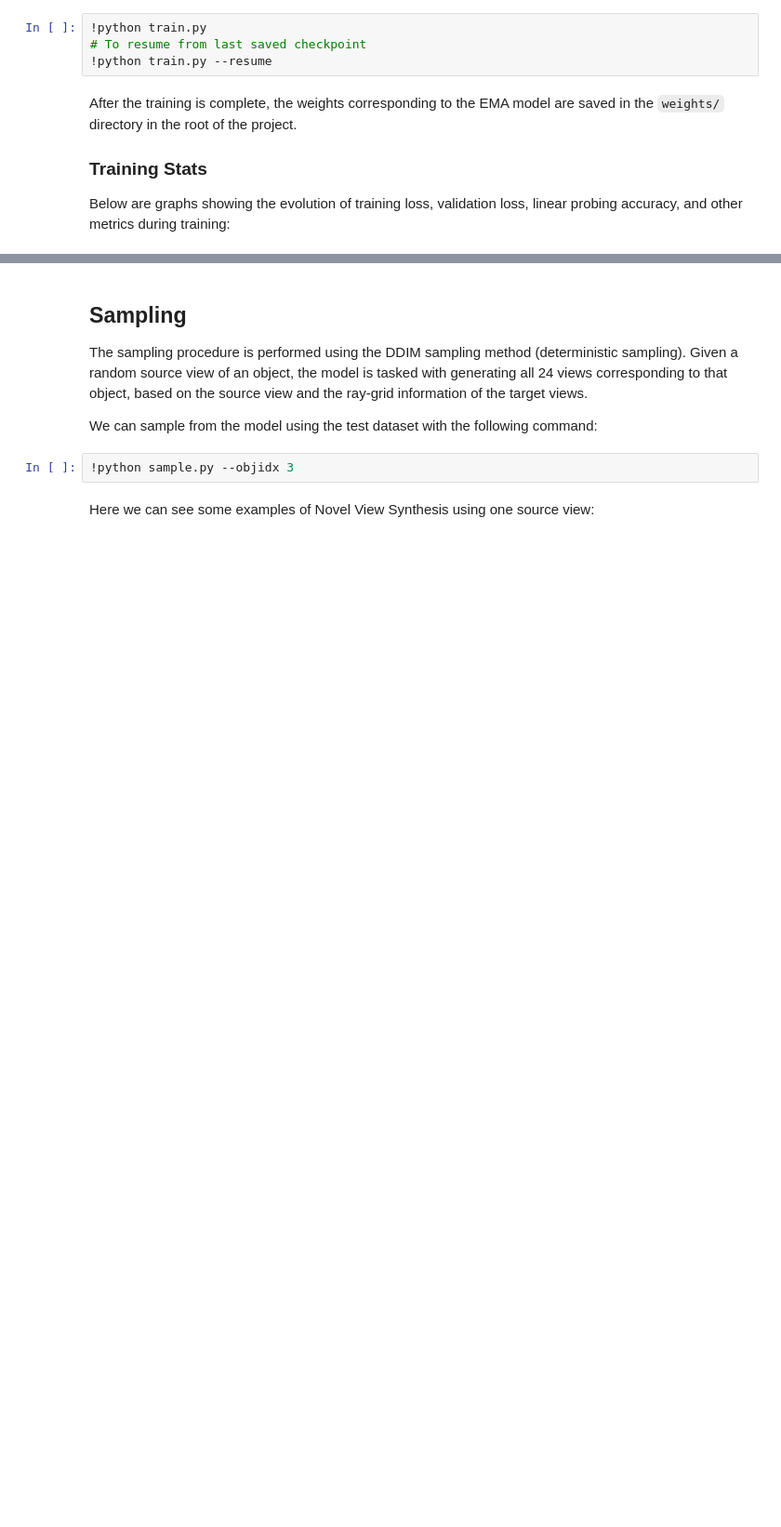
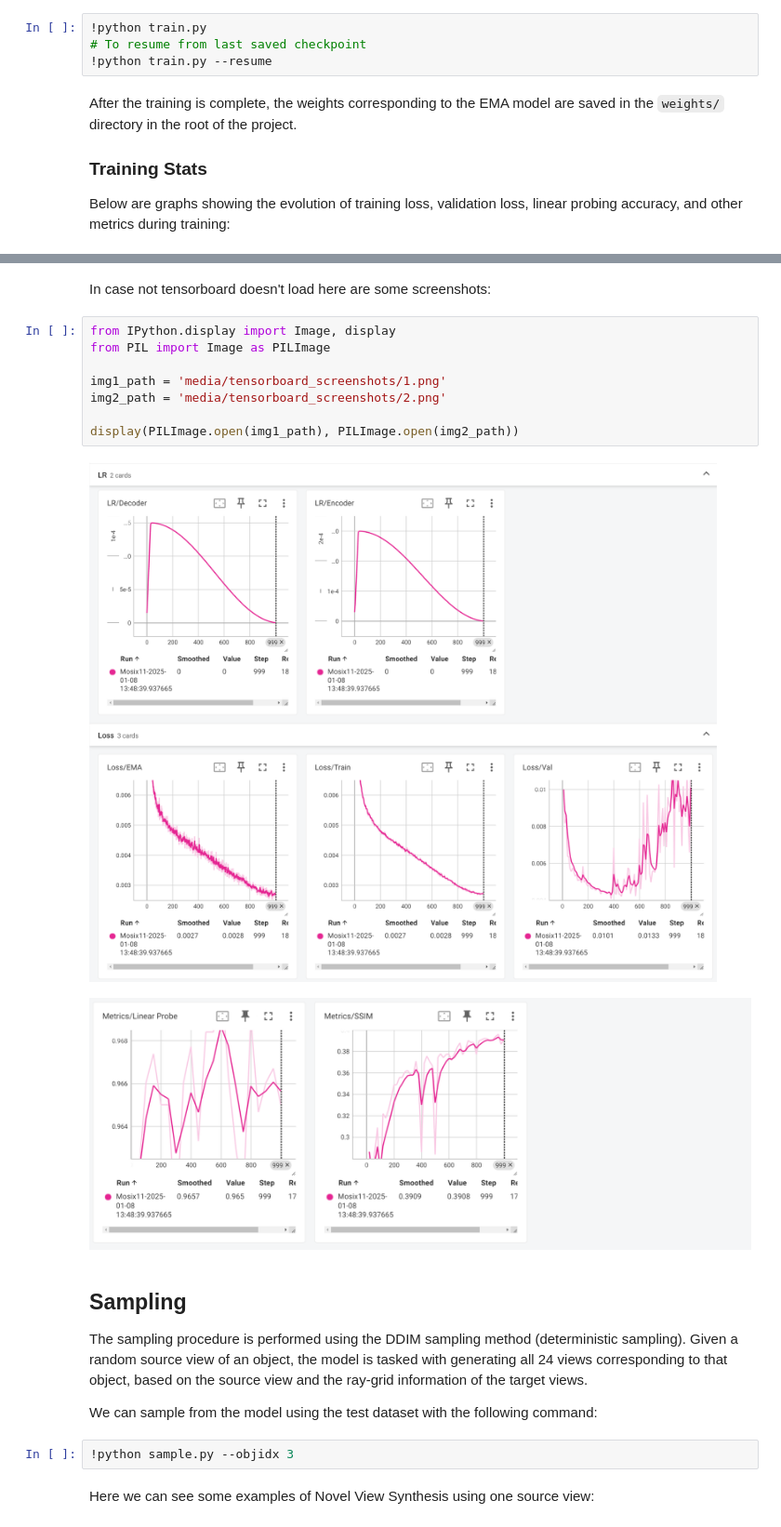
Before and after one commit to mosix11/SODA-NVS-Implementation, a Jupyter notebook: presentation.ipynb, the cells around one changed output, grey strips where cells are left out. Shown at 93% size. Saved outputs shown, nothing was run; the diff lists cells and outputs as text; blank space fills up the shorter version.

Commit message:
Added tensorboard screenshots to the presentation file!

```diff
--- a/presentation.ipynb
+++ b/presentation.ipynb
@@ -265,6 +265,19 @@ The tensorboard extension is already loaded. To reload it, use:
   %reload_ext tensorboard
 Reusing TensorBoard on port 6011 (pid 664038), started 0:00:08 ago. (Use '!kill 664038' to kill it.)
 [interactive output not drawn]
+# %% [markdown]
+In case not tensorboard doesn't load here are some screenshots:
+# %%
+from IPython.display import Image, display
+from PIL import Image as PILImage
+
+img1_path = 'media/tensorboard_screenshots/1.png'
+img2_path = 'media/tensorboard_screenshots/2.png'
+
+display(PILImage.open(img1_path), PILImage.open(img2_path))
+# %% [output]
+[figure, added]
+[figure, added]
 # %% [markdown]
 ## Sampling
 The sampling procedure is performed using the DDIM sampling method (deterministic sampling). Given a random source view of an object, the model is tasked with generating all 24 views corresponding to that object, based on the source view and the ray-grid information of the target views.
```
Also changed, not shown: 2 other files.
